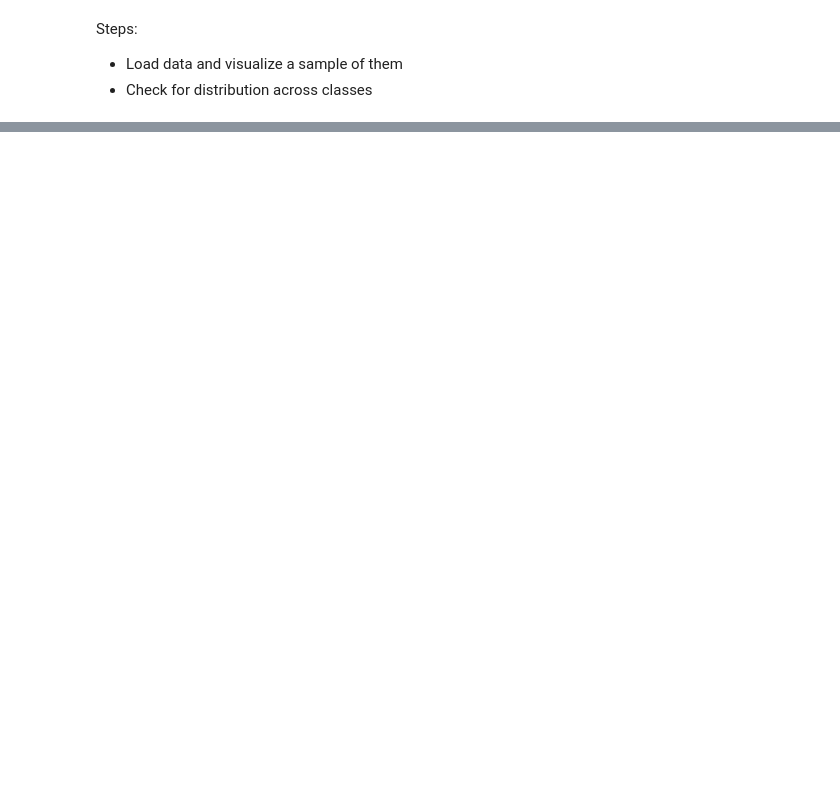
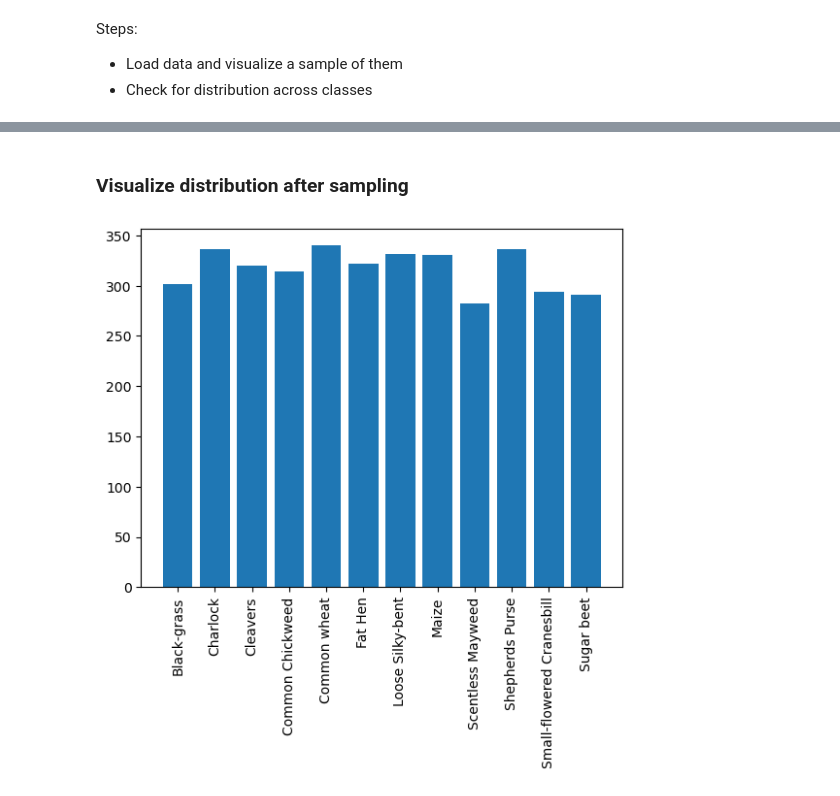
Before and after one commit to swappysh/SeedlingClassification, a Jupyter notebook: seedling-classification.ipynb, the cells around one changed output, grey strips where cells are left out. Drawn from its saved outputs; the diff is of its cells as text; code cells hidden in the pictures; blank space fills up the shorter version.

```diff
--- a/seedling-classification.ipynb
+++ b/seedling-classification.ipynb
@@ -24,0 +103,20 @@ Visualize images
+# %% [markdown]
+### Visualize distribution after sampling
+# %%
+# Plot class distribution histogram for training data
+class_counts = [0]*len(dataset.classes)
+
+for i, (_, label) in enumerate(train):
+    for l in label:
+        class_counts[l] += 1
+
+# Plot class distribution histogram
+plt.bar(dataset.classes, class_counts)
+plt.xticks(rotation=90)
+plt.show()
+
+# Not sure if something is wrong with the visualization
+# Another explanation could be batches are somewhat balanced
+# but the discrepancy adds up overall
+# %% [output]
+[figure, added]
```
Also changed, not shown: parts of 16 cells of this notebook.
